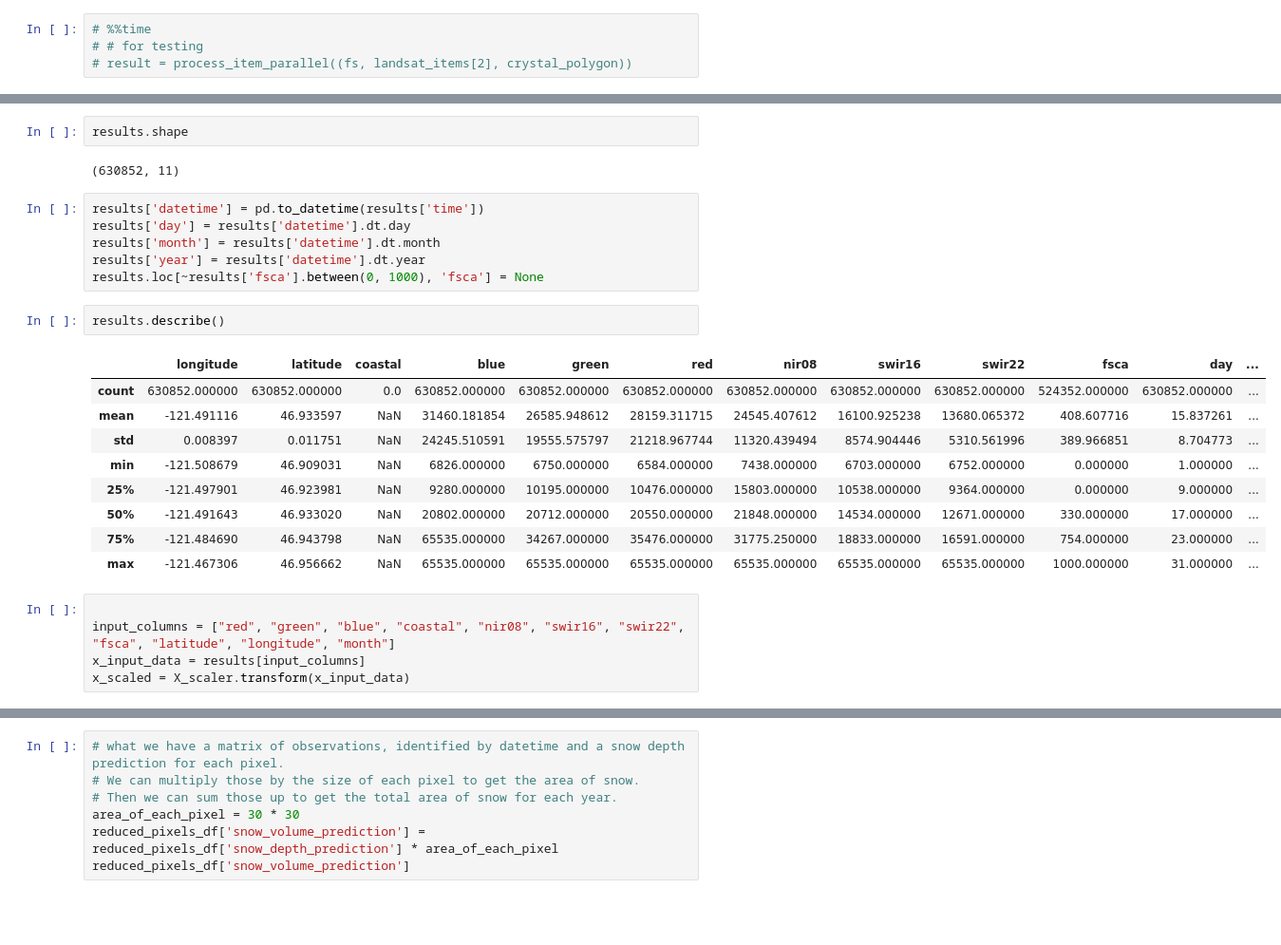
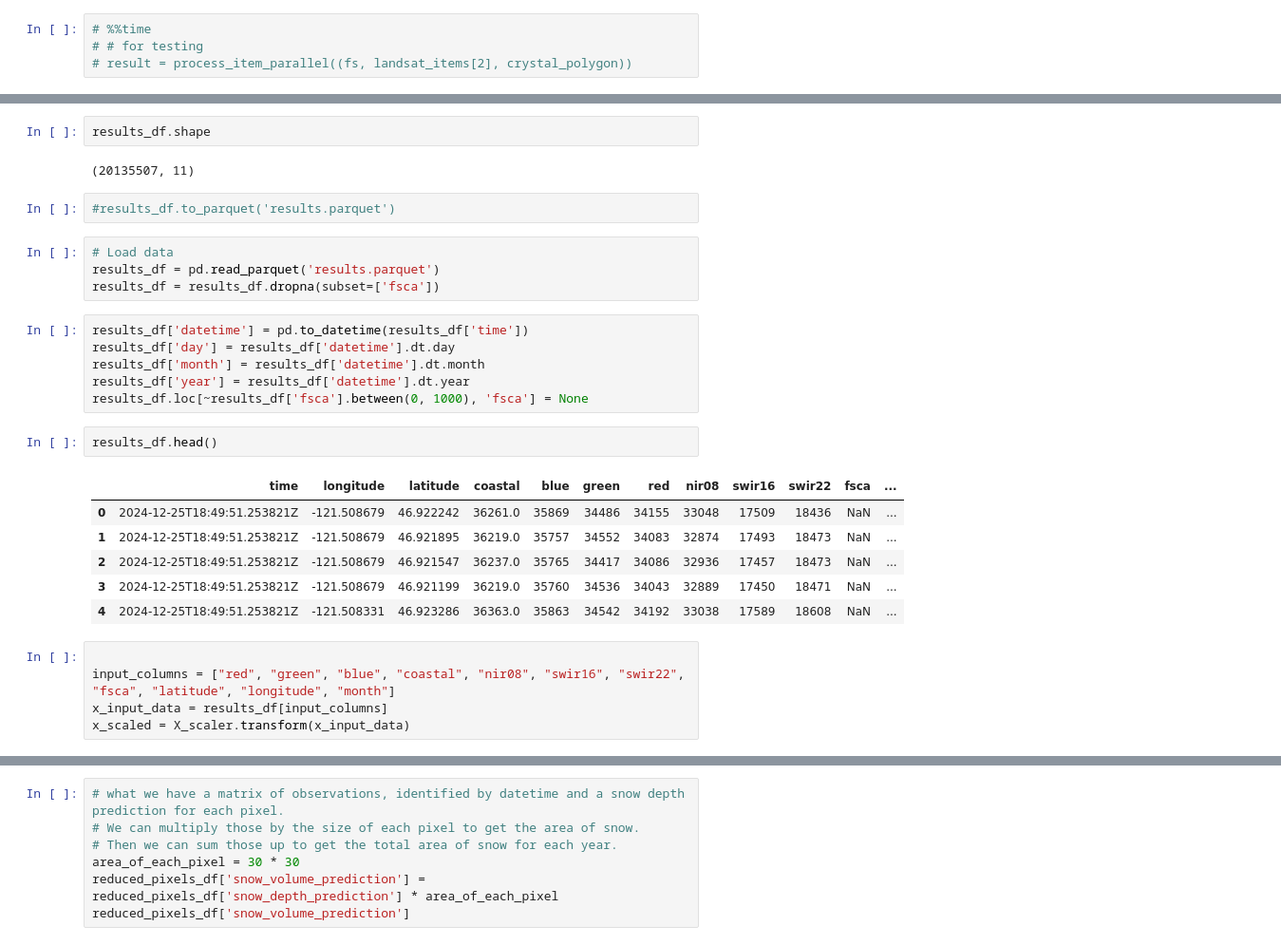
Before and after one commit to abarciauskas-bgse/snow-depth-estimation, a Jupyter notebook: 03_estimate_snow.ipynb, the cells around one changed output, grey strips where cells are left out. Shown at 95% size. Saved outputs shown, nothing was run; the diff lists cells and outputs as text; blank space fills up the shorter version.

```diff
--- a/03_estimate_snow.ipynb
+++ b/03_estimate_snow.ipynb
@@ -96,29 +120,32 @@ Wall time: 3min 13s
 # %%
-results.shape
+results_df.shape
 # %% [output]
-(630852, 11)
+(20135507, 11)
+# %%
+#results_df.to_parquet('results.parquet')
+# %%
+# Load data
+results_df = pd.read_parquet('results.parquet')
+results_df = results_df.dropna(subset=['fsca'])
 # %%
-results['datetime'] = pd.to_datetime(results['time'])
-results['day'] = results['datetime'].dt.day
-results['month'] = results['datetime'].dt.month
-results['year'] = results['datetime'].dt.year
-results.loc[~results['fsca'].between(0, 1000), 'fsca'] = None
+results_df['datetime'] = pd.to_datetime(results_df['time'])
+results_df['day'] = results_df['datetime'].dt.day
+results_df['month'] = results_df['datetime'].dt.month
+results_df['year'] = results_df['datetime'].dt.year
+results_df.loc[~results_df['fsca'].between(0, 1000), 'fsca'] = None
 # %%
-results.describe()
+results_df.head()
 # %% [output]
-|  | longitude | latitude | coastal | blue | green | red | nir08 | swir16 | swir22 | fsca | day | ... |
-| count | 630852.000000 | 630852.000000 | 0.0 | 630852.000000 | 630852.000000 | 630852.000000 | 630852.000000 | 630852.000000 | 630852.000000 | 524352.000000 | 630852.000000 | ... |
-| mean | -121.491116 | 46.933597 | NaN | 31460.181854 | 26585.948612 | 28159.311715 | 24545.407612 | 16100.925238 | 13680.065372 | 408.607716 | 15.837261 | ... |
-| std | 0.008397 | 0.011751 | NaN | 24245.510591 | 19555.575797 | 21218.967744 | 11320.439494 | 8574.904446 | 5310.561996 | 389.966851 | 8.704773 | ... |
-| min | -121.508679 | 46.909031 | NaN | 6826.000000 | 6750.000000 | 6584.000000 | 7438.000000 | 6703.000000 | 6752.000000 | 0.000000 | 1.000000 | ... |
-| 25% | -121.497901 | 46.923981 | NaN | 9280.000000 | 10195.000000 | 10476.000000 | 15803.000000 | 10538.000000 | 9364.000000 | 0.000000 | 9.000000 | ... |
-| 50% | -121.491643 | 46.933020 | NaN | 20802.000000 | 20712.000000 | 20550.000000 | 21848.000000 | 14534.000000 | 12671.000000 | 330.000000 | 17.000000 | ... |
-| 75% | -121.484690 | 46.943798 | NaN | 65535.000000 | 34267.000000 | 35476.000000 | 31775.250000 | 18833.000000 | 16591.000000 | 754.000000 | 23.000000 | ... |
-| max | -121.467306 | 46.956662 | NaN | 65535.000000 | 65535.000000 | 65535.000000 | 65535.000000 | 65535.000000 | 65535.000000 | 1000.000000 | 31.000000 | ... |
+|  | time | longitude | latitude | coastal | blue | green | red | nir08 | swir16 | swir22 | fsca | ... |
+| 0 | 2024-12-25T18:49:51.253821Z | -121.508679 | 46.922242 | 36261.0 | 35869 | 34486 | 34155 | 33048 | 17509 | 18436 | NaN | ... |
+| 1 | 2024-12-25T18:49:51.253821Z | -121.508679 | 46.921895 | 36219.0 | 35757 | 34552 | 34083 | 32874 | 17493 | 18473 | NaN | ... |
+| 2 | 2024-12-25T18:49:51.253821Z | -121.508679 | 46.921547 | 36237.0 | 35765 | 34417 | 34086 | 32936 | 17457 | 18473 | NaN | ... |
+| 3 | 2024-12-25T18:49:51.253821Z | -121.508679 | 46.921199 | 36219.0 | 35760 | 34536 | 34043 | 32889 | 17450 | 18471 | NaN | ... |
+| 4 | 2024-12-25T18:49:51.253821Z | -121.508331 | 46.923286 | 36363.0 | 35863 | 34542 | 34192 | 33038 | 17589 | 18608 | NaN | ... |
 # %%
 
 input_columns = ["red", "green", "blue", "coastal", "nir08", "swir16", "swir22", "fsca", "latitude", "longitude", "month"]
-x_input_data = results[input_columns]
+x_input_data = results_df[input_columns]
 x_scaled = X_scaler.transform(x_input_data)
 # %%
 y_pred = model.predict(x_scaled)
```
Also changed, not shown: parts of 14 cells of this notebook, 3 other files.
